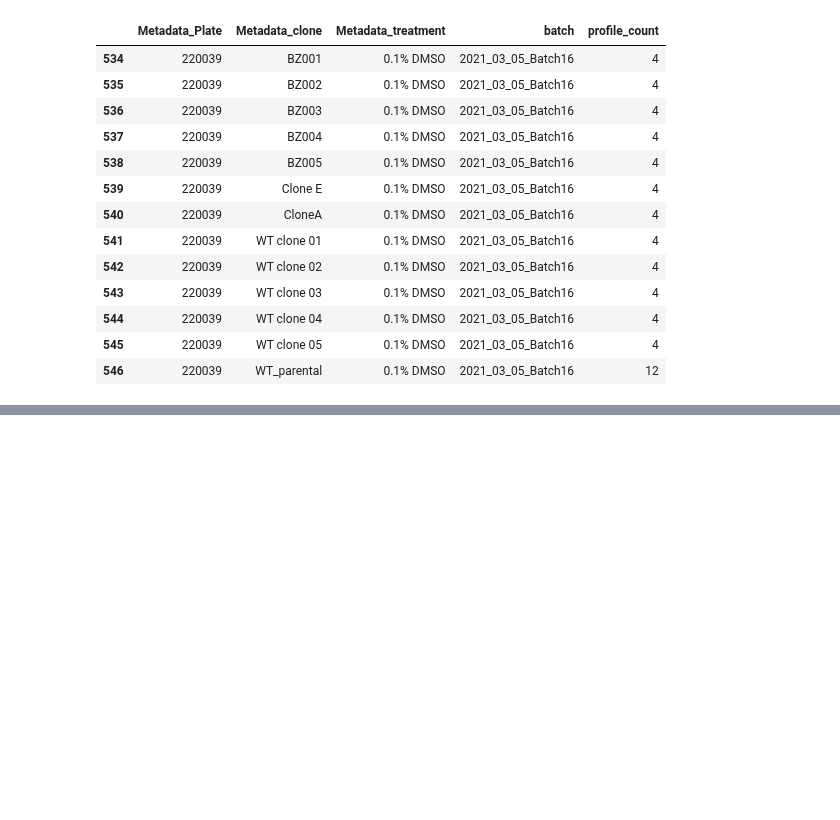
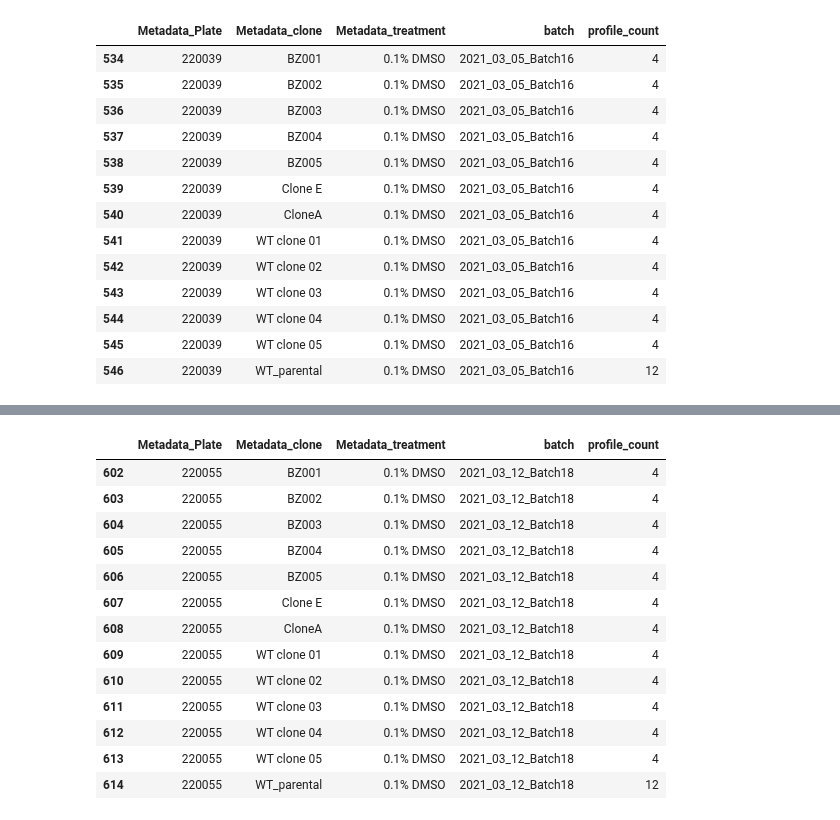
Before and after one commit to broadinstitute/profiling-resistance-mechanisms, a Jupyter notebook: 2.describe-data/0.describe-data.ipynb, the cells around one changed output, grey strips where cells are left out. Cells and saved outputs as stored; diff of their text form; code cells hidden in the pictures; blank space fills up the shorter version.

```diff
--- a/2.describe-data/0.describe-data.ipynb
+++ b/2.describe-data/0.describe-data.ipynb
@@ -707,0 +735,18 @@ batch16_df
+# %%
+batch18_df = treatment_counts_df.query("batch == '2021_03_12_Batch18'").dropna(axis="columns")
+batch18_df
+# %% [output]
+|  | Metadata_Plate | Metadata_clone | Metadata_treatment | batch | profile_count |
+| 602 | 220055 | BZ001 | 0.1% DMSO | 2021_03_12_Batch18 | 4 |
+| 603 | 220055 | BZ002 | 0.1% DMSO | 2021_03_12_Batch18 | 4 |
+| 604 | 220055 | BZ003 | 0.1% DMSO | 2021_03_12_Batch18 | 4 |
+| 605 | 220055 | BZ004 | 0.1% DMSO | 2021_03_12_Batch18 | 4 |
+| 606 | 220055 | BZ005 | 0.1% DMSO | 2021_03_12_Batch18 | 4 |
+| 607 | 220055 | Clone E | 0.1% DMSO | 2021_03_12_Batch18 | 4 |
+| 608 | 220055 | CloneA | 0.1% DMSO | 2021_03_12_Batch18 | 4 |
+| 609 | 220055 | WT clone 01 | 0.1% DMSO | 2021_03_12_Batch18 | 4 |
+| 610 | 220055 | WT clone 02 | 0.1% DMSO | 2021_03_12_Batch18 | 4 |
+| 611 | 220055 | WT clone 03 | 0.1% DMSO | 2021_03_12_Batch18 | 4 |
+| 612 | 220055 | WT clone 04 | 0.1% DMSO | 2021_03_12_Batch18 | 4 |
+| 613 | 220055 | WT clone 05 | 0.1% DMSO | 2021_03_12_Batch18 | 4 |
+| 614 | 220055 | WT_parental | 0.1% DMSO | 2021_03_12_Batch18 | 12 |
```
Also changed, not shown: parts of 11 cells of this notebook, 32 other files.
